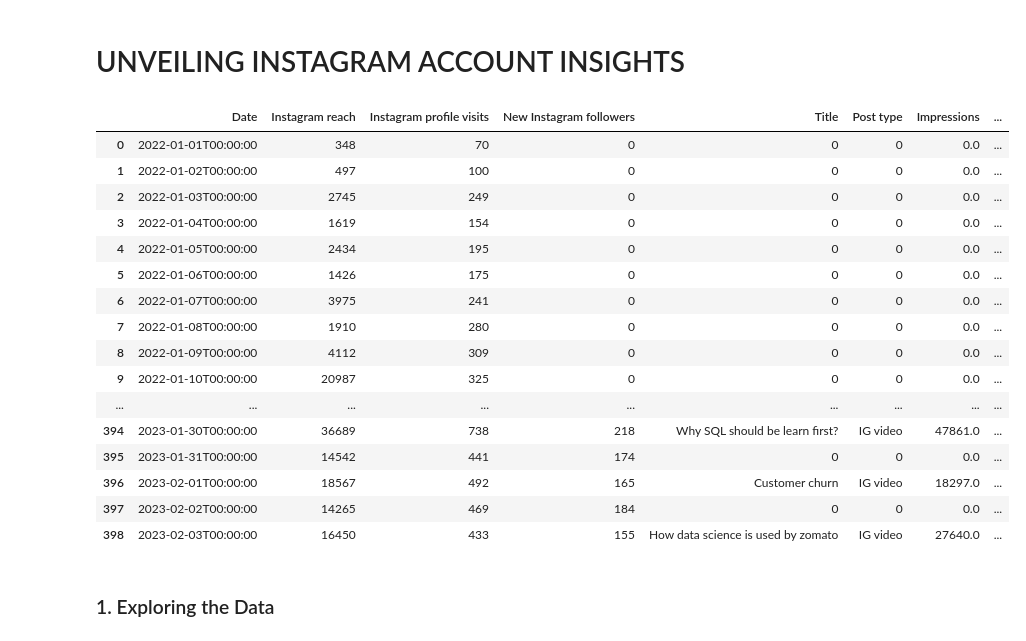
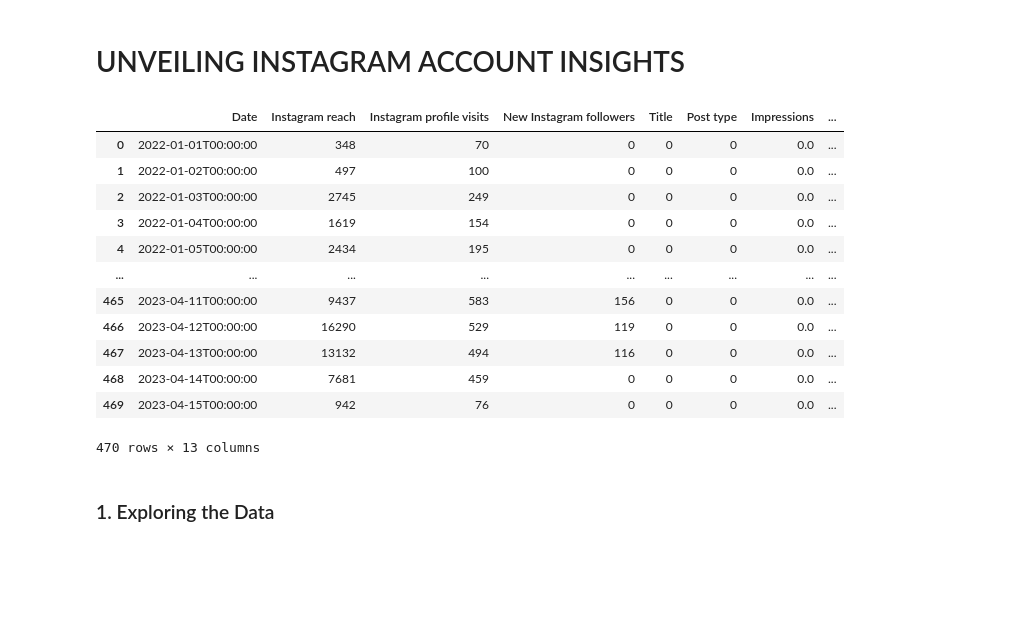
Before and after one commit to IamAmishaG/Instagram-Insights-EDA, a Jupyter notebook: Unveiling Instagram Insights- EDA.ipynb, the cells around one changed output. Saved outputs shown, nothing was run; the diff lists cells and outputs as text; code cells hidden in the pictures; blank space fills up the shorter version.

```diff
--- a/Unveiling Instagram Insights- EDA.ipynb
+++ b/Unveiling Instagram Insights- EDA.ipynb
@@ -9,27 +9,22 @@ import matplotlib.pyplot as plt
 # %%
 # Get the xlsx file into python
 
 df = pd.read_excel(r"C:\Users\Amisha\OneDrive\Desktop\DA\DA Python\Duo Python\project\Unveiling-Instagram-Insights_dataanalystduo-main\dataanalystduo instagram analytics.xlsx", sheet_name='data')
-pd.set_option('display.max.rows',470)
 df
 # %% [output]
 |  | Date | Instagram reach | Instagram profile visits | New Instagram followers | Title | Post type | Impressions | ... |
 | 0 | 2022-01-01T00:00:00 | 348 | 70 | 0 | 0 | 0 | 0.0 | ... |
 | 1 | 2022-01-02T00:00:00 | 497 | 100 | 0 | 0 | 0 | 0.0 | ... |
 | 2 | 2022-01-03T00:00:00 | 2745 | 249 | 0 | 0 | 0 | 0.0 | ... |
 | 3 | 2022-01-04T00:00:00 | 1619 | 154 | 0 | 0 | 0 | 0.0 | ... |
 | 4 | 2022-01-05T00:00:00 | 2434 | 195 | 0 | 0 | 0 | 0.0 | ... |
-| 5 | 2022-01-06T00:00:00 | 1426 | 175 | 0 | 0 | 0 | 0.0 | ... |
-| 6 | 2022-01-07T00:00:00 | 3975 | 241 | 0 | 0 | 0 | 0.0 | ... |
-| 7 | 2022-01-08T00:00:00 | 1910 | 280 | 0 | 0 | 0 | 0.0 | ... |
-| 8 | 2022-01-09T00:00:00 | 4112 | 309 | 0 | 0 | 0 | 0.0 | ... |
-| 9 | 2022-01-10T00:00:00 | 20987 | 325 | 0 | 0 | 0 | 0.0 | ... |
 | ... | ... | ... | ... | ... | ... | ... | ... | ... |
-| 394 | 2023-01-30T00:00:00 | 36689 | 738 | 218 | Why SQL should be learn first? | IG video | 47861.0 | ... |
-| 395 | 2023-01-31T00:00:00 | 14542 | 441 | 174 | 0 | 0 | 0.0 | ... |
-| 396 | 2023-02-01T00:00:00 | 18567 | 492 | 165 | Customer churn | IG video | 18297.0 | ... |
-| 397 | 2023-02-02T00:00:00 | 14265 | 469 | 184 | 0 | 0 | 0.0 | ... |
-| 398 | 2023-02-03T00:00:00 | 16450 | 433 | 155 | How data science is used by zomato | IG video | 27640.0 | ... |
+| 465 | 2023-04-11T00:00:00 | 9437 | 583 | 156 | 0 | 0 | 0.0 | ... |
+| 466 | 2023-04-12T00:00:00 | 16290 | 529 | 119 | 0 | 0 | 0.0 | ... |
+| 467 | 2023-04-13T00:00:00 | 13132 | 494 | 116 | 0 | 0 | 0.0 | ... |
+| 468 | 2023-04-14T00:00:00 | 7681 | 459 | 0 | 0 | 0 | 0.0 | ... |
+| 469 | 2023-04-15T00:00:00 | 942 | 76 | 0 | 0 | 0 | 0.0 | ... |
+470 rows × 13 columns
 # %% [markdown]
 ### 1. Exploring the Data
 # %%
```
